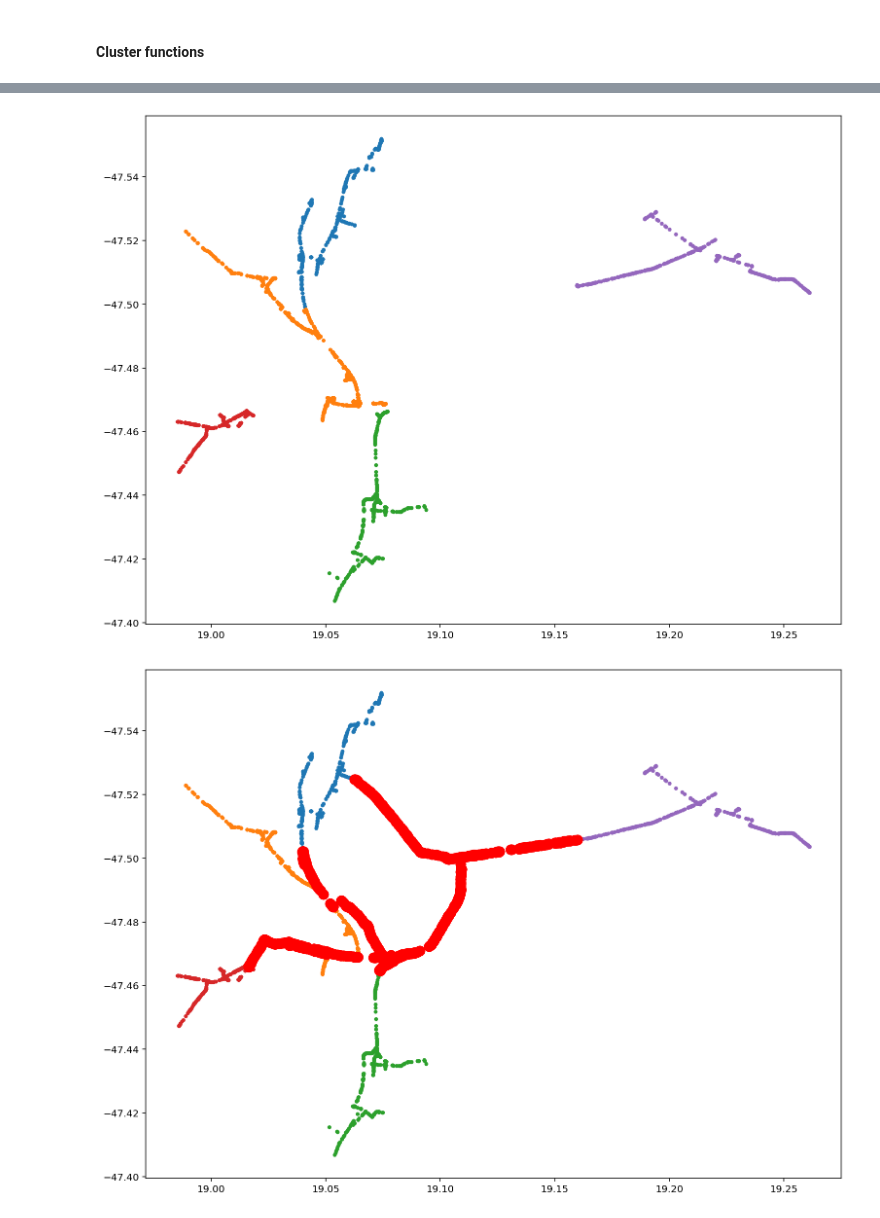
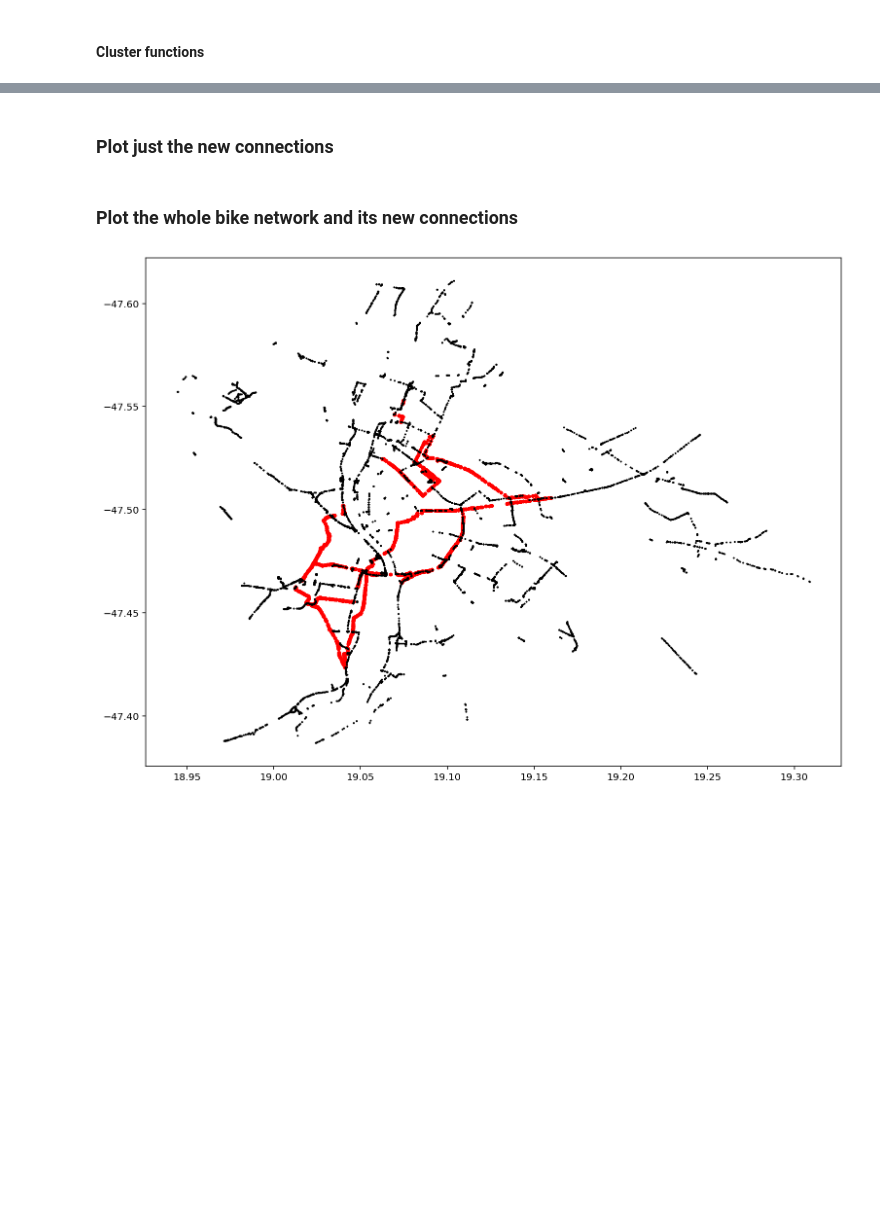
Before and after one commit to mszell/bikenwgrowth, a Jupyter notebook: michael/code/connect_clusters.ipynb, the cells around one changed output, grey strips where cells are left out. Saved outputs shown, nothing was run; the diff lists cells and outputs as text; code cells hidden in the pictures; blank space fills up the shorter version.

```diff
--- a/michael/code/connect_clusters.ipynb
+++ b/michael/code/connect_clusters.ipynb
@@ -420,7 +447,7 @@ clusters = []
 clusterinfo = {}
 i = 0
 for j in range(len(list(G.components()))):
-    if len(list(G.components())[j]) > 320: #320 # To do: Select some objective criterion, e.g. all clusters that cover >80% of all bike infra
+    if len(list(G.components())[j]) > 200: #320 # To do: Select some objective criterion, e.g. all clusters that cover >80% of all bike infra length. decompose
         clusters.append(G.subgraph(list(G.components())[j]))
         clusterinfo[i] = {"size": G.subgraph(list(G.components())[j]).vcount(),
                           "centroid_id": highest_closeness_node(clusters[i])[0]
@@ -454,5 +481,5 @@ plt.gca().invert_yaxis()
 # my_plot_reset(G_biketrack, temp_list)
 # ig.plot(G_biketrack)
 # %%
-GT, GT_abstract = greedy_triangulation_routing_clusters(G, G_biketrackcarall, clusters, clusterinfo)
+GT, GT_abstract = greedy_triangulation_routing_clusters(G, G_biketrackcarall, clusters, clusterinfo, True)
 # %% [output]
@@ -474,0 +520,2 @@ Working on cluster 4 of 5.
+# %% [markdown]
+### Plot just the new connections
@@ -475,16 +528,16 @@ Working on cluster 4 of 5.
+# %% [markdown]
+### Plot the whole bike network and its new connections
 # %%
 plt.figure(figsize=[2*6.4, 2*4.8])
-for i in range(len(clusters)):
-    plt.plot(clusters[i].vs['x'],clusters[i].vs['y'],'.')
+plt.plot(GT.vs['x'], GT.vs['y'], 'o', color='red', markersize=3)
+plt.plot(G_biketrack.vs['x'], G_biketrack.vs['y'], 'o', color='black', markersize=1)
 plt.gca().invert_yaxis()
 %config InlineBackend.figure_format = 'retina'
 
-plt.figure(figsize=[2*6.4, 2*4.8])
-for i in range(len(clusters)):
-    plt.plot(clusters[i].vs['x'], clusters[i].vs['y'],'.')
-plt.plot(GT.vs['x'], GT.vs['y'], 'o', color='red', markersize=10)
-plt.gca().invert_yaxis()
-%config InlineBackend.figure_format = 'retina'
+# plt.figure(figsize=[2*6.4, 2*4.8])
+# plt.plot(GT.vs['x'], GT.vs['y'], 'o', color='red', markersize=3)
+# plt.plot(G_bikeable.vs['x'], G_bikeable.vs['y'], 'o', color='grey', markersize=1)
+# plt.gca().invert_yaxis()
+# %config InlineBackend.figure_format = 'retina'
 # %% [output]
-[figure, old version]
+[figure, new version]
-[figure, removed]
```
Also changed, not shown: parts of 7 cells of this notebook.
